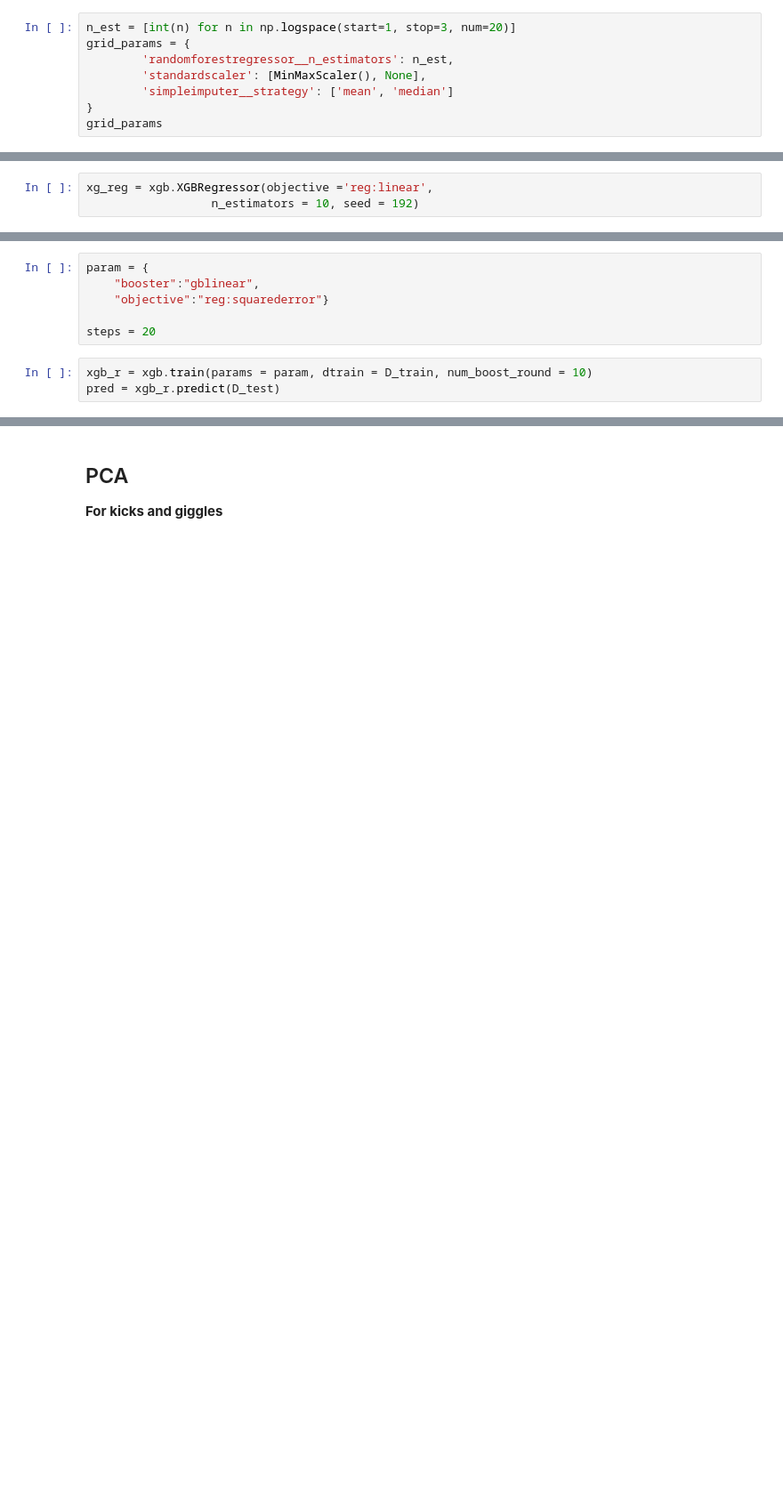
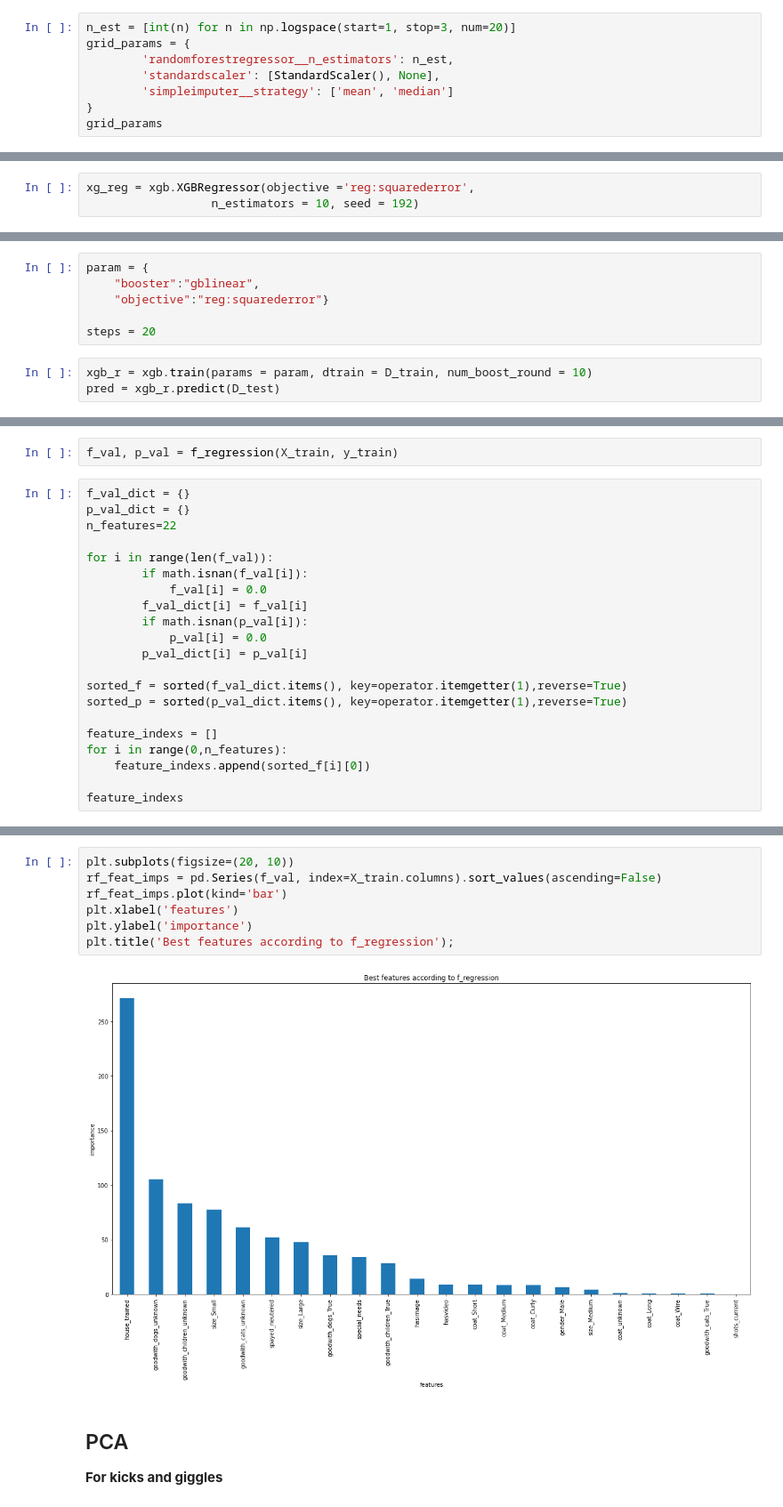
Before and after one commit to JessicaELewis/Pet-Adoptions, a Jupyter notebook: Step 3 - EDA Dogs.ipynb, the cells around one changed output, grey strips where cells are left out. Shown at 89% size. Saved outputs shown, nothing was run; the diff lists cells and outputs as text; blank space fills up the shorter version.

```diff
--- a/Step 3 - EDA Dogs.ipynb
+++ b/Step 3 - EDA Dogs.ipynb
@@ -569,7 +571,7 @@ np.mean(rf_cv_scores), np.std(rf_cv_scores)
 n_est = [int(n) for n in np.logspace(start=1, stop=3, num=20)]
 grid_params = {
         'randomforestregressor__n_estimators': n_est,
-        'standardscaler': [MinMaxScaler(), None],
+        'standardscaler': [StandardScaler(), None],
         'simpleimputer__strategy': ['mean', 'median']
 }
 grid_params
@@ -631,7 +633,7 @@ RMSE/SD:  0.566602
 # %%
 import xgboost as xgb
 # %%
-xg_reg = xgb.XGBRegressor(objective ='reg:linear',
+xg_reg = xgb.XGBRegressor(objective ='reg:squarederror',
                   n_estimators = 10, seed = 192)
 # %%
 xg_reg.fit(X_train,y_train)
@@ -682,0 +690,23 @@ RMSE/SD:  0.536515
+# %%
+f_val, p_val = f_regression(X_train, y_train)
+# %%
+f_val_dict = {}
+p_val_dict = {}
+n_features=22
+
+for i in range(len(f_val)):
+        if math.isnan(f_val[i]):
+            f_val[i] = 0.0
+        f_val_dict[i] = f_val[i]
+        if math.isnan(p_val[i]):
+            p_val[i] = 0.0
+        p_val_dict[i] = p_val[i]
+
+sorted_f = sorted(f_val_dict.items(), key=operator.itemgetter(1),reverse=True)
+sorted_p = sorted(p_val_dict.items(), key=operator.itemgetter(1),reverse=True)
+
+feature_indexs = []
+for i in range(0,n_features):
+    feature_indexs.append(sorted_f[i][0])
+
+feature_indexs
@@ -683,3 +725,12 @@ RMSE/SD:  0.536515
+# %%
+plt.subplots(figsize=(20, 10))
+rf_feat_imps = pd.Series(f_val, index=X_train.columns).sort_values(ascending=False)
+rf_feat_imps.plot(kind='bar')
+plt.xlabel('features')
+plt.ylabel('importance')
+plt.title('Best features according to f_regression');
+# %% [output]
+[figure, added]
 # %% [markdown]
 ## PCA
 **For kicks and giggles**
```
Also changed, not shown: parts of 14 cells of this notebook, 13 other files.
